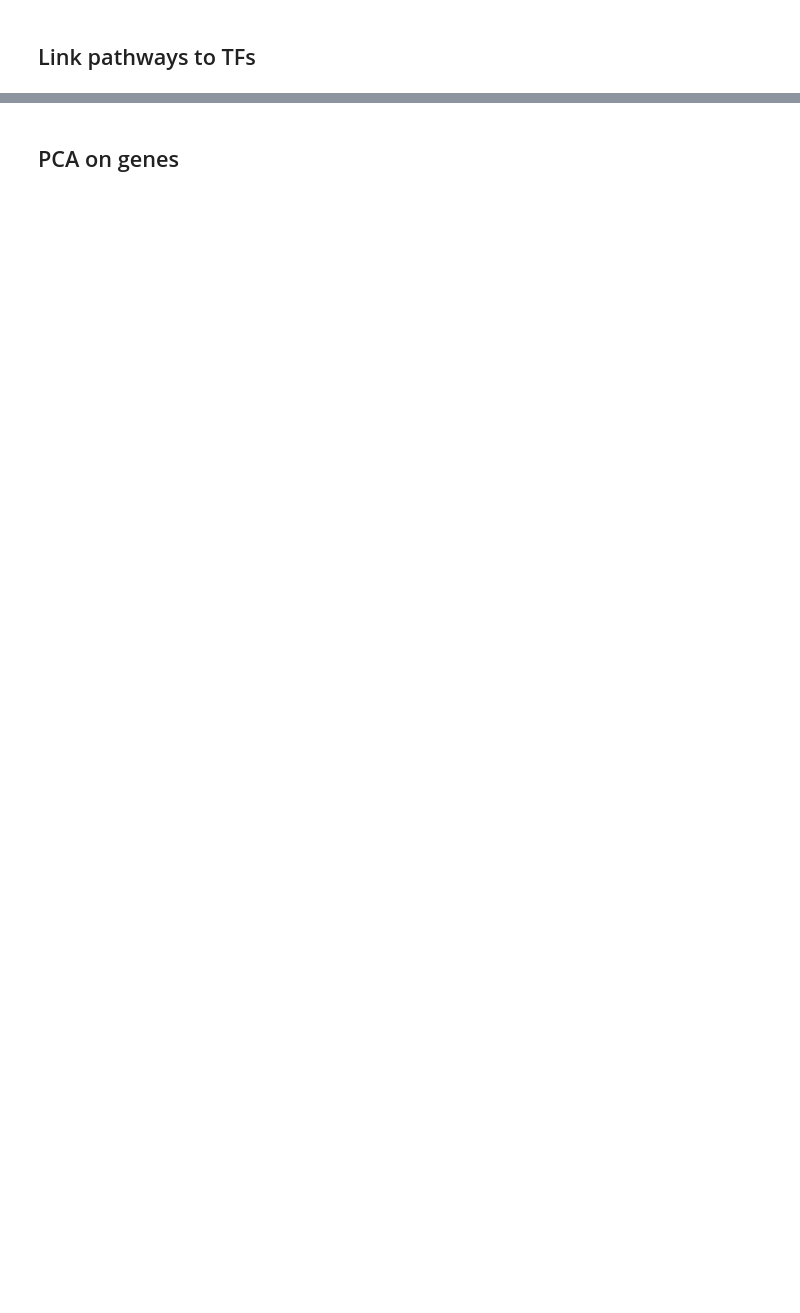
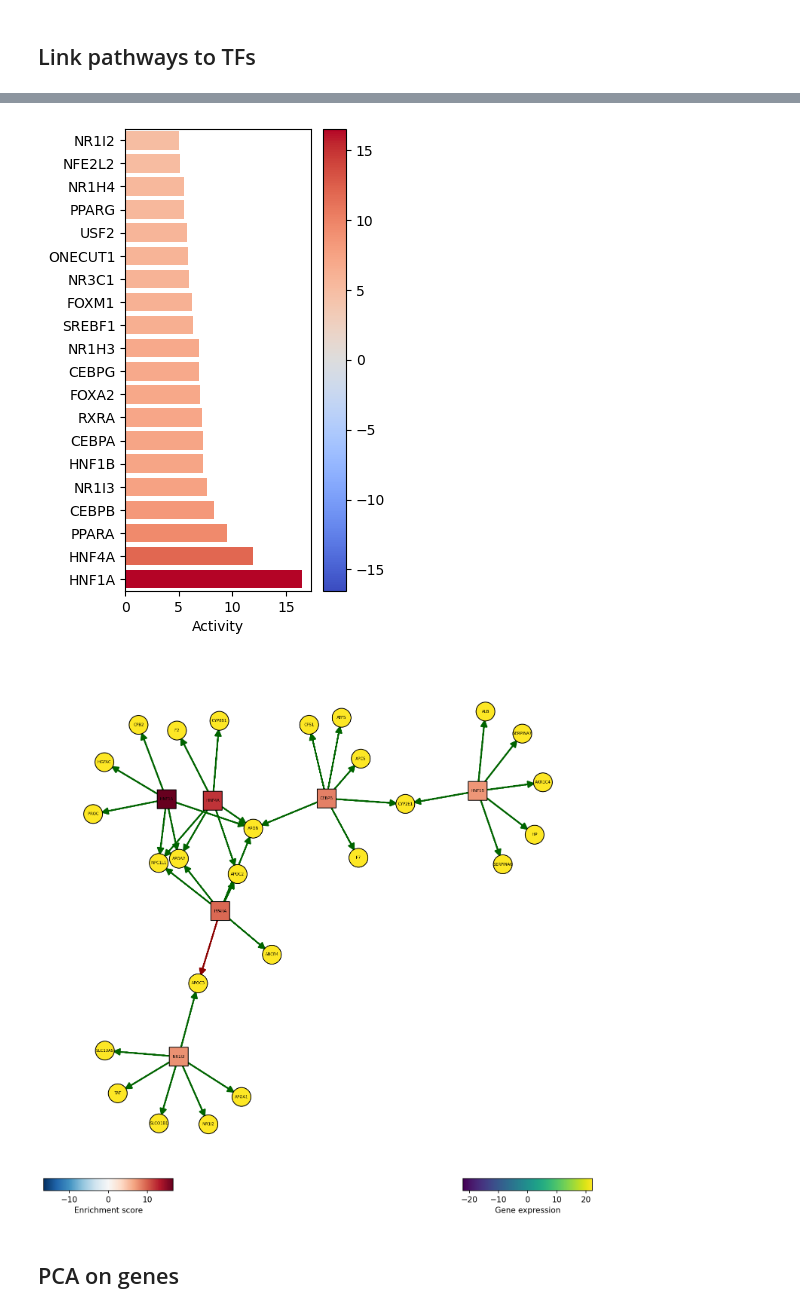
Before and after one commit to j-bac/GTEx_analysis, a Jupyter notebook: analyses/2_specificity_analysis.ipynb, the cells around one changed output, grey strips where cells are left out. Cells and saved outputs as stored; diff of their text form; code cells hidden in the pictures; blank space fills up the shorter version.

```diff
--- a/analyses/1_baseline_specificity.ipynb
+++ b/analyses/2_specificity_analysis.ipynb
@@ -209,0 +240,6 @@ dc.plot_barplot(
+# %%
+ranked_pathways = enr_table.sort_values('NES',ascending=False)
+pathway_genes = ranked_pathways.iloc[1]['Leading edge'].split(';')
+pathway_tfs = collectri.loc[collectri['target'].isin(pathway_genes),'source'].unique()
+pathway_tfs_acts = tf_acts[[p for p in pathway_tfs if p in tf_acts.columns]]
+pathway_tfs_acts
@@ -210,2 +250,28 @@ dc.plot_barplot(
+# %%
+dc.plot_barplot(
+    acts=pathway_tfs_acts,
+    contrast='liver.vs.rest',
+    top=20,
+    vertical=True,
+    figsize=(3, 6),
+    save='../figures/1_top2_pathway_TF_activities_top20_bar.png'
+)
+dc.plot_network(
+    net=collectri,
+    obs=mat,
+    act=pathway_tfs_acts,
+    n_sources=6,
+    n_targets=6,
+    node_size=50,
+    figsize=(10, 10),
+    c_pos_w='darkgreen',
+    c_neg_w='darkred',
+    vcenter=True,
+    save='../figures/1_top2_pathway_TF_activities_network.png'
+
+)
+# %% [output]
+[figure, added]
+[figure, added]
 # %% [markdown]
 ## PCA on genes
```
Also changed, not shown: parts of 9 cells of this notebook, 5 other files.
